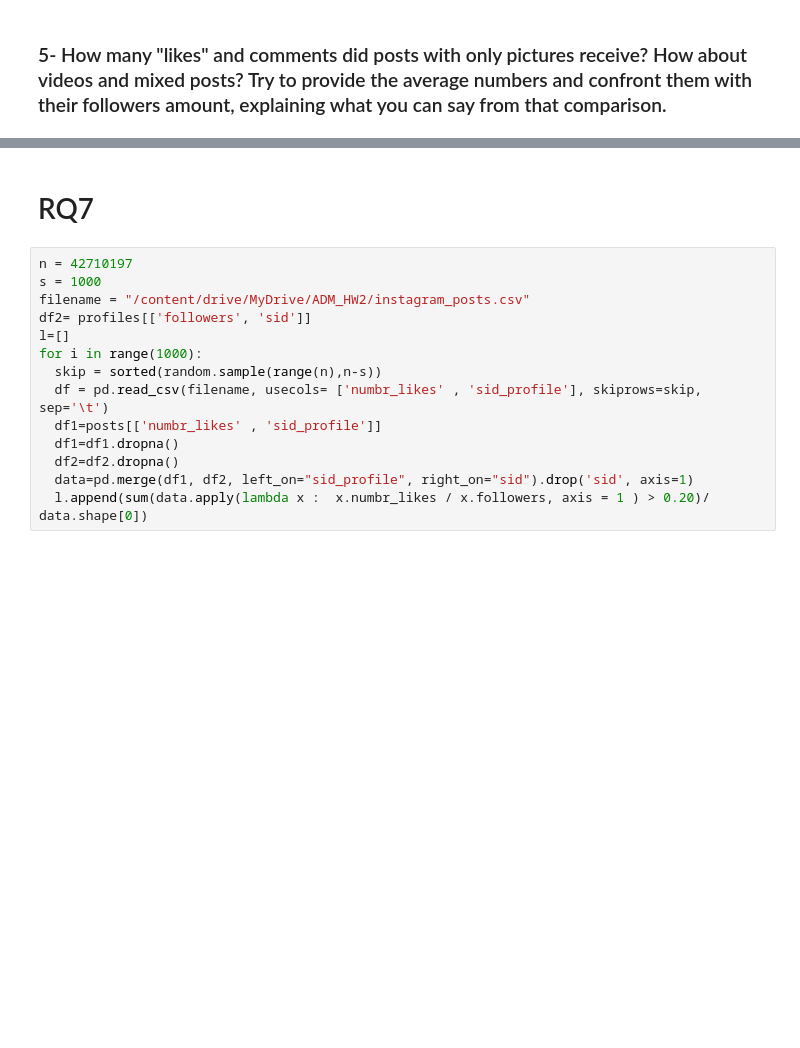
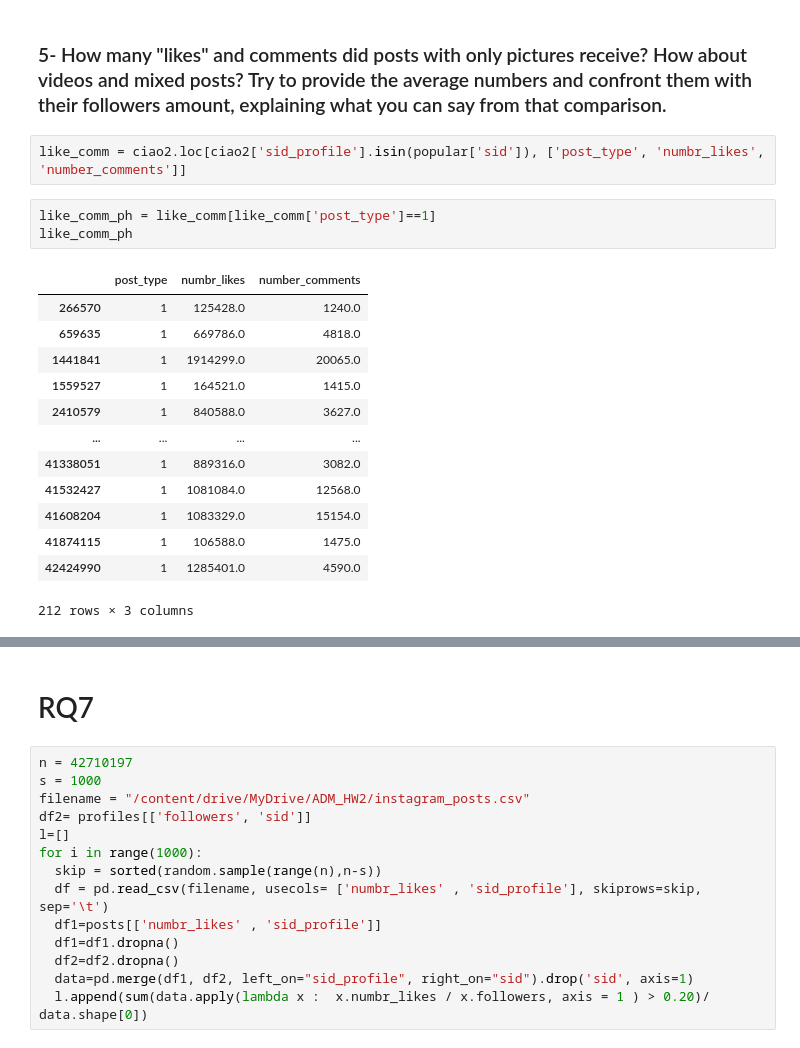
Before and after one commit to PaoloBarba/ADM_HW2, a Jupyter notebook: Copia_di_main_Albachiara.ipynb, the cells around one changed output, grey strips where cells are left out. Cells and saved outputs as stored; diff of their text form; blank space fills up the shorter version.

```diff
--- a/Copia_di_main_Albachiara.ipynb
+++ b/Copia_di_main_Albachiara.ipynb
@@ -449,2 +466,21 @@ tab
 # %% [markdown]
 ### 5- How many "likes" and comments did posts with only pictures receive? How about videos and mixed posts? Try to provide the average numbers and confront them with their followers amount, explaining what you can say from that comparison.
+# %%
+like_comm = ciao2.loc[ciao2['sid_profile'].isin(popular['sid']), ['post_type', 'numbr_likes', 'number_comments']]
+# %%
+like_comm_ph = like_comm[like_comm['post_type']==1]
+like_comm_ph
+# %% [output]
+|  | post_type | numbr_likes | number_comments |
+| 266570 | 1 | 125428.0 | 1240.0 |
+| 659635 | 1 | 669786.0 | 4818.0 |
+| 1441841 | 1 | 1914299.0 | 20065.0 |
+| 1559527 | 1 | 164521.0 | 1415.0 |
+| 2410579 | 1 | 840588.0 | 3627.0 |
+| ... | ... | ... | ... |
+| 41338051 | 1 | 889316.0 | 3082.0 |
+| 41532427 | 1 | 1081084.0 | 12568.0 |
+| 41608204 | 1 | 1083329.0 | 15154.0 |
+| 41874115 | 1 | 106588.0 | 1475.0 |
+| 42424990 | 1 | 1285401.0 | 4590.0 |
+212 rows × 3 columns
```
Also changed, not shown: parts of 9 cells of this notebook.
